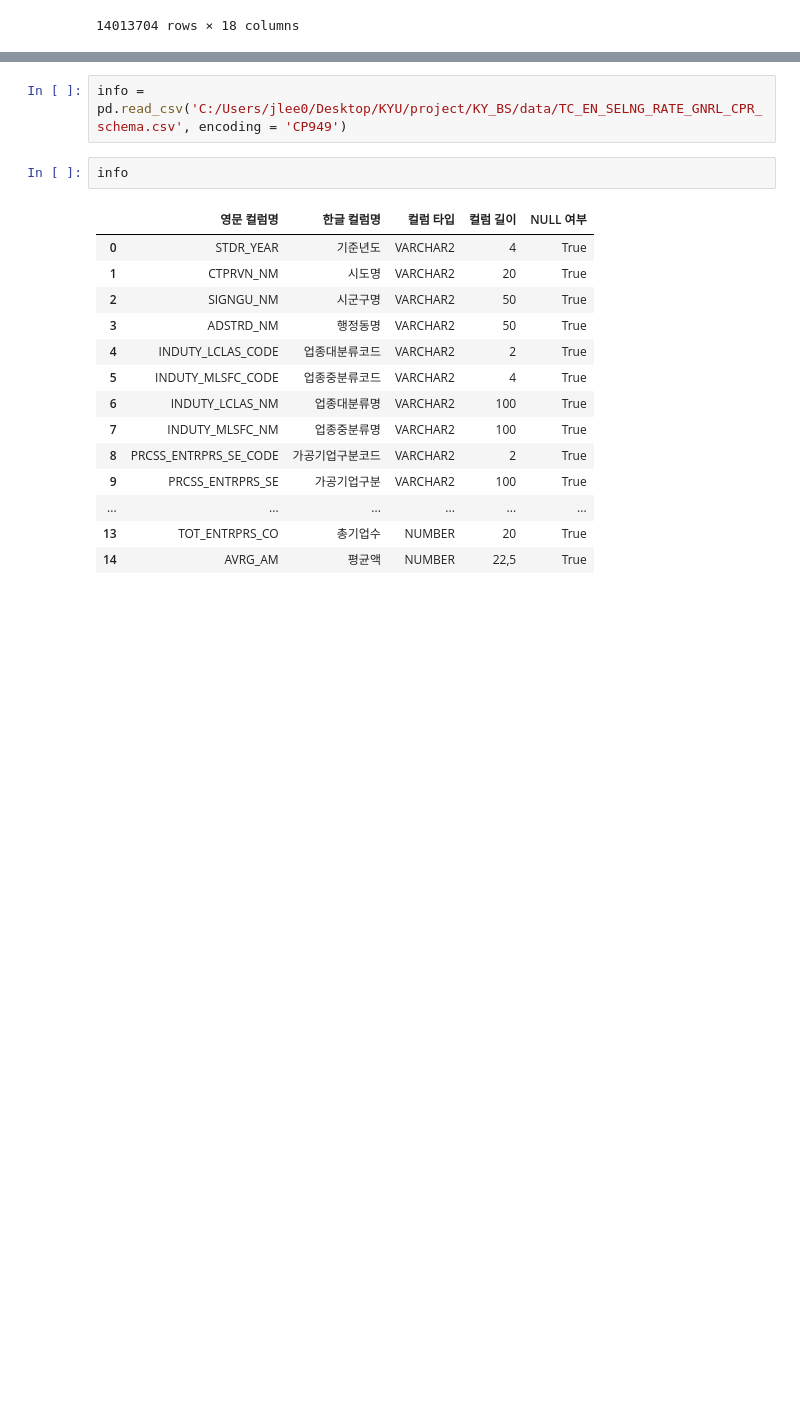
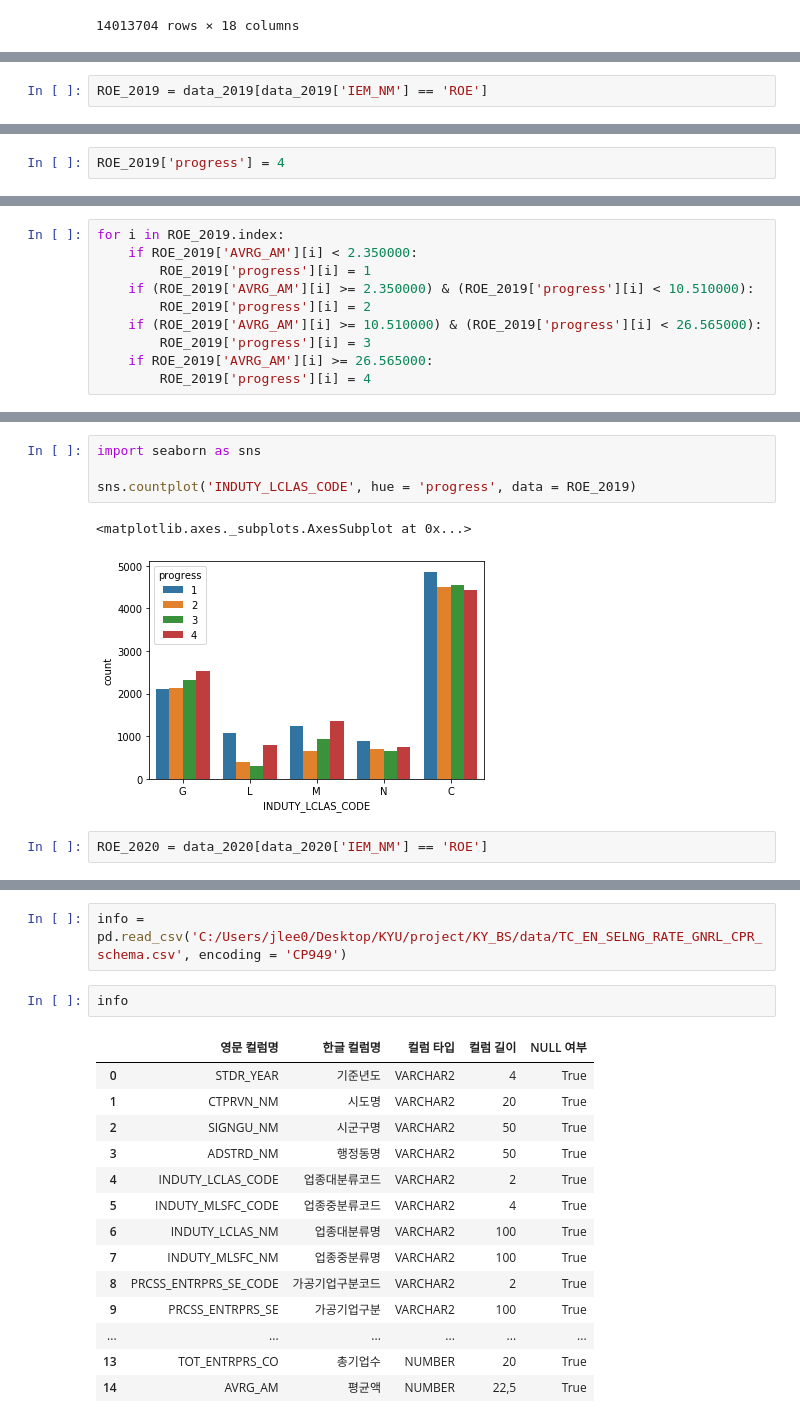
Before and after one commit to codingKYU/Deep-Learning, a Jupyter notebook: KY_BS/KED.ipynb, the cells around one changed output, grey strips where cells are left out. Saved outputs shown, nothing was run; the diff lists cells and outputs as text; blank space fills up the shorter version.

```diff
--- a/KY_BS/KED.ipynb
+++ b/KY_BS/KED.ipynb
@@ -59,0 +356,2 @@ df[13:26]
+# %%
+ROE_2019 = data_2019[data_2019['IEM_NM'] == 'ROE']
@@ -59,0 +390,2 @@ df[13:26]
+# %%
+ROE_2019['progress'] = 4
@@ -59,0 +398,10 @@ df[13:26]
+# %%
+for i in ROE_2019.index:
+    if ROE_2019['AVRG_AM'][i] < 2.350000:
+        ROE_2019['progress'][i] = 1
+    if (ROE_2019['AVRG_AM'][i] >= 2.350000) & (ROE_2019['progress'][i] < 10.510000):
+        ROE_2019['progress'][i] = 2
+    if (ROE_2019['AVRG_AM'][i] >= 10.510000) & (ROE_2019['progress'][i] < 26.565000):
+        ROE_2019['progress'][i] = 3
+    if ROE_2019['AVRG_AM'][i] >= 26.565000:
+        ROE_2019['progress'][i] = 4
@@ -59,0 +445,9 @@ df[13:26]
+# %%
+import seaborn as sns
+
+sns.countplot('INDUTY_LCLAS_CODE', hue = 'progress', data = ROE_2019)
+# %% [output]
+<matplotlib.axes._subplots.AxesSubplot at 0x...>
+[figure, added]
+# %%
+ROE_2020 = data_2020[data_2020['IEM_NM'] == 'ROE']
```
Also changed, not shown: parts of 47 cells of this notebook.
